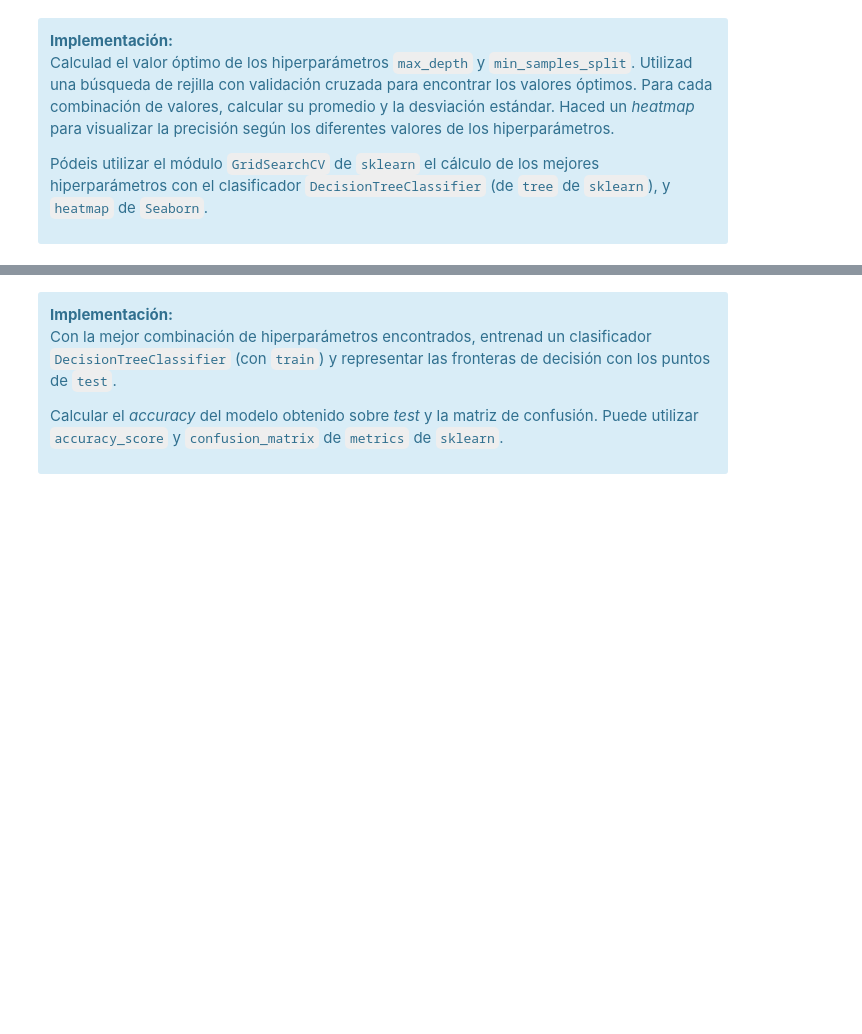
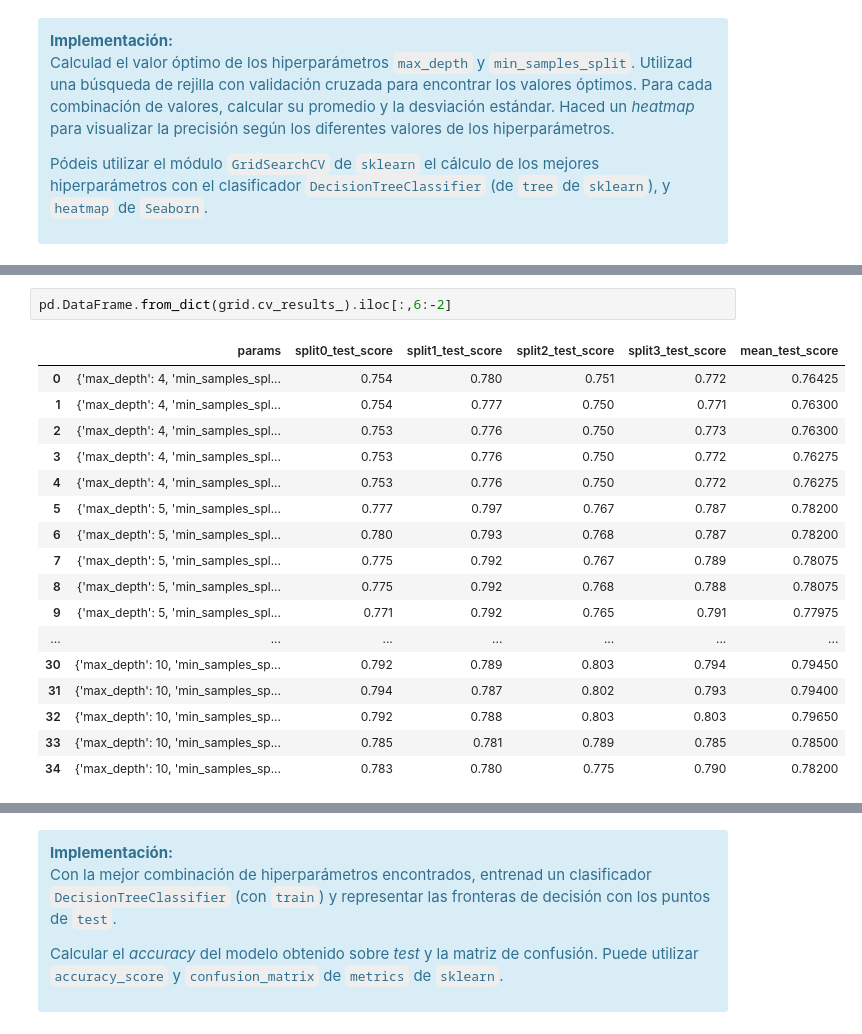
Before and after one commit to angelbujalance/MAME_PEC, a Jupyter notebook: 20221_M2.855_PEC3_Enunciado.ipynb, the cells around one changed output, grey strips where cells are left out. Cells and saved outputs as stored; diff of their text form; blank space fills up the shorter version.

```diff
--- a/20221_M2.855_PEC3_Enunciado.ipynb
+++ b/20221_M2.855_PEC3_Enunciado.ipynb
@@ -458,0 +471,20 @@ Pódeis utilizar el módulo `GridSearchCV` de `sklearn` el cálculo de los mejor
+# %%
+pd.DataFrame.from_dict(grid.cv_results_).iloc[:,6:-2]
+# %% [output]
+|  | params | split0_test_score | split1_test_score | split2_test_score | split3_test_score | mean_test_score |
+| 0 | {'max_depth': 4, 'min_samples_spl... | 0.754 | 0.780 | 0.751 | 0.772 | 0.76425 |
+| 1 | {'max_depth': 4, 'min_samples_spl... | 0.754 | 0.777 | 0.750 | 0.771 | 0.76300 |
+| 2 | {'max_depth': 4, 'min_samples_spl... | 0.753 | 0.776 | 0.750 | 0.773 | 0.76300 |
+| 3 | {'max_depth': 4, 'min_samples_spl... | 0.753 | 0.776 | 0.750 | 0.772 | 0.76275 |
+| 4 | {'max_depth': 4, 'min_samples_spl... | 0.753 | 0.776 | 0.750 | 0.772 | 0.76275 |
+| 5 | {'max_depth': 5, 'min_samples_spl... | 0.777 | 0.797 | 0.767 | 0.787 | 0.78200 |
+| 6 | {'max_depth': 5, 'min_samples_spl... | 0.780 | 0.793 | 0.768 | 0.787 | 0.78200 |
+| 7 | {'max_depth': 5, 'min_samples_spl... | 0.775 | 0.792 | 0.767 | 0.789 | 0.78075 |
+| 8 | {'max_depth': 5, 'min_samples_spl... | 0.775 | 0.792 | 0.768 | 0.788 | 0.78075 |
+| 9 | {'max_depth': 5, 'min_samples_spl... | 0.771 | 0.792 | 0.765 | 0.791 | 0.77975 |
+| ... | ... | ... | ... | ... | ... | ... |
+| 30 | {'max_depth': 10, 'min_samples_sp... | 0.792 | 0.789 | 0.803 | 0.794 | 0.79450 |
+| 31 | {'max_depth': 10, 'min_samples_sp... | 0.794 | 0.787 | 0.802 | 0.793 | 0.79400 |
+| 32 | {'max_depth': 10, 'min_samples_sp... | 0.792 | 0.788 | 0.803 | 0.803 | 0.79650 |
+| 33 | {'max_depth': 10, 'min_samples_sp... | 0.785 | 0.781 | 0.789 | 0.785 | 0.78500 |
+| 34 | {'max_depth': 10, 'min_samples_sp... | 0.783 | 0.780 | 0.775 | 0.790 | 0.78200 |
```
Also changed, not shown: parts of 3 cells of this notebook.
